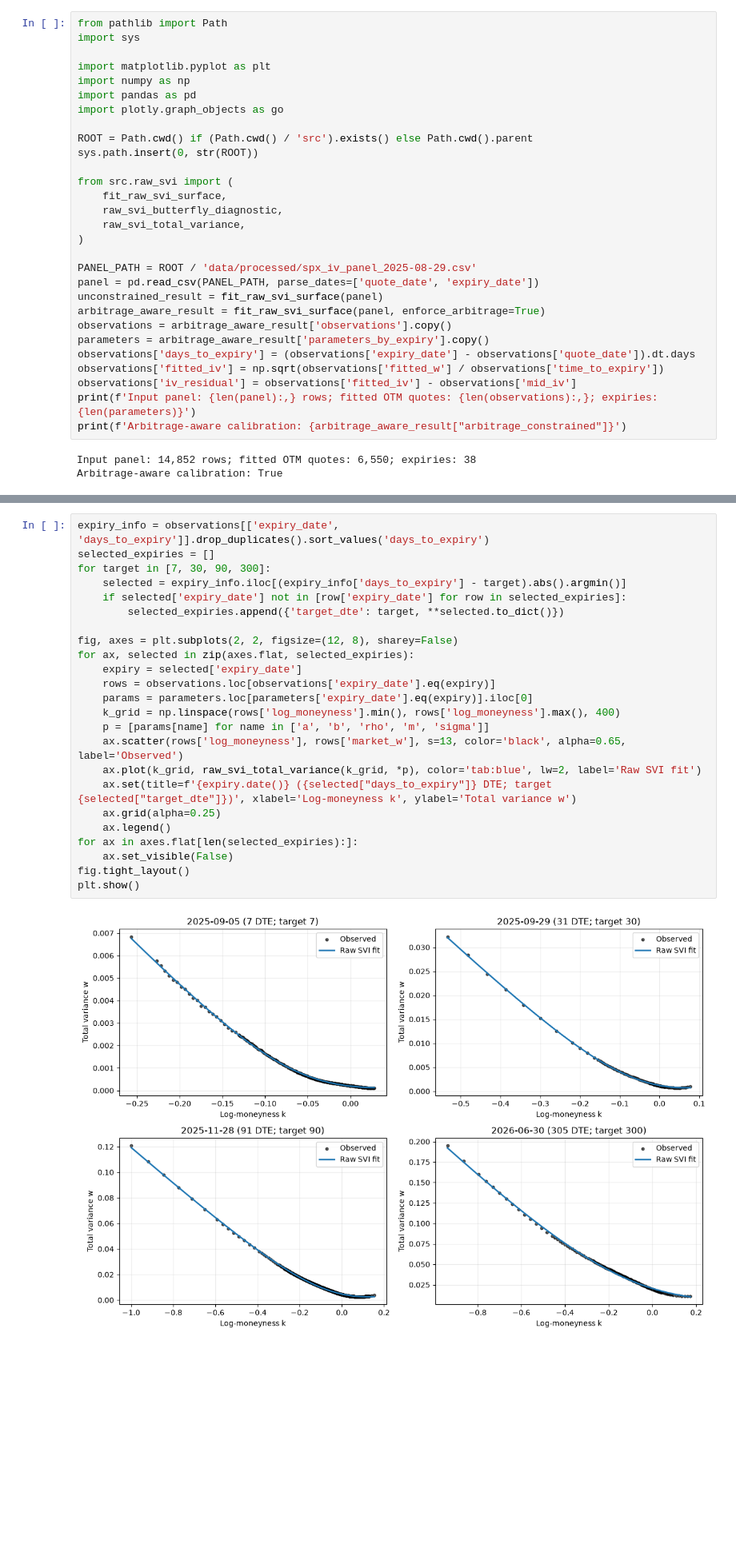
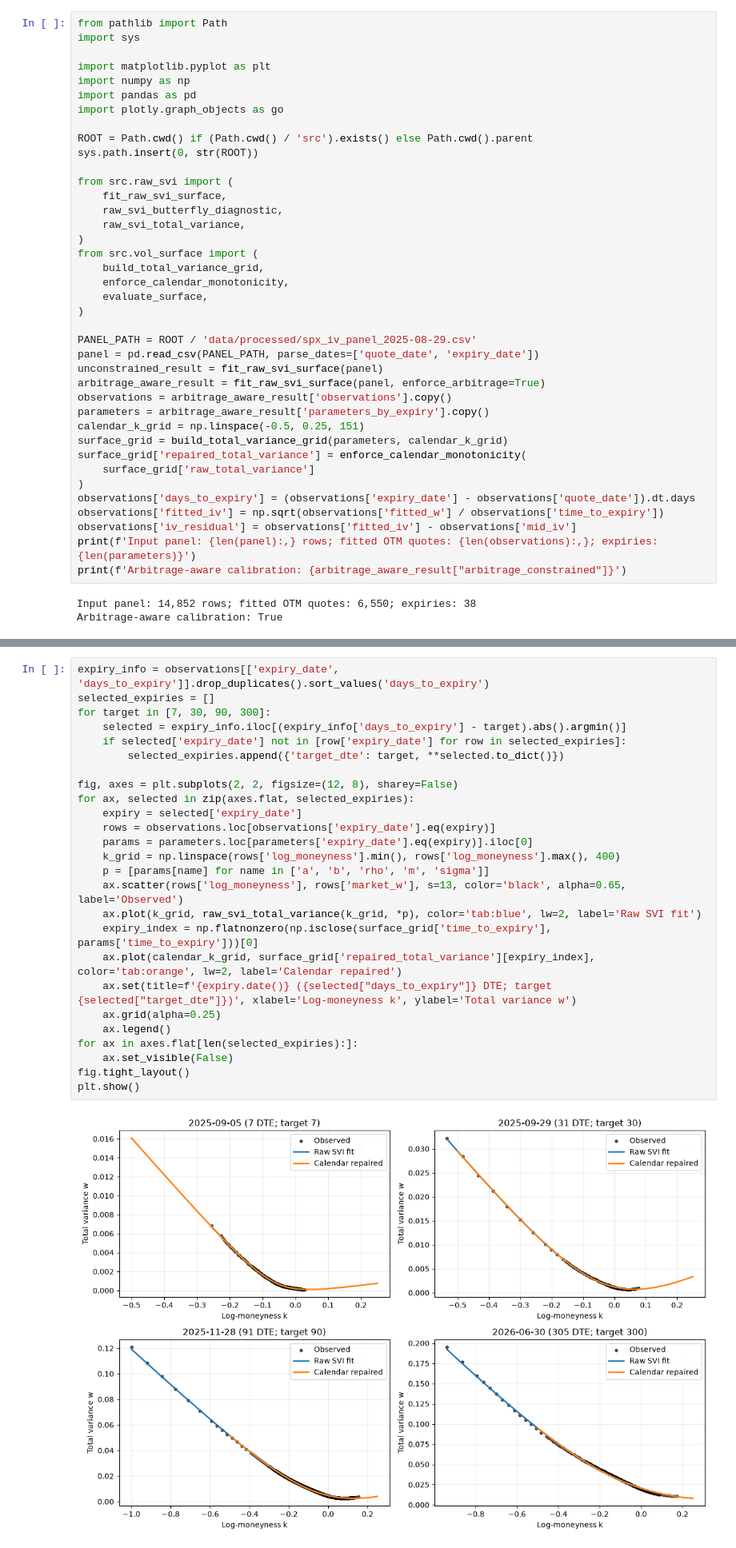
Before and after one commit to MMillward2012/Volatility-Forecasting-and-Options-Trading, a Jupyter notebook: notebooks/raw_svi_diagnostics.ipynb, the cells around one changed output, grey strips where cells are left out. Shown at 80% size. Cells and saved outputs as stored; diff of their text form; blank space fills up the shorter version.

Commit message:
Add calendar-monotone variance surface

```diff
--- a/notebooks/raw_svi_diagnostics.ipynb
+++ b/notebooks/raw_svi_diagnostics.ipynb
@@ -19,6 +19,11 @@ from src.raw_svi import (
     raw_svi_butterfly_diagnostic,
     raw_svi_total_variance,
 )
+from src.vol_surface import (
+    build_total_variance_grid,
+    enforce_calendar_monotonicity,
+    evaluate_surface,
+)
 
 PANEL_PATH = ROOT / 'data/processed/spx_iv_panel_2025-08-29.csv'
 panel = pd.read_csv(PANEL_PATH, parse_dates=['quote_date', 'expiry_date'])
@@ -26,6 +31,11 @@ unconstrained_result = fit_raw_svi_surface(panel)
 arbitrage_aware_result = fit_raw_svi_surface(panel, enforce_arbitrage=True)
 observations = arbitrage_aware_result['observations'].copy()
 parameters = arbitrage_aware_result['parameters_by_expiry'].copy()
+calendar_k_grid = np.linspace(-0.5, 0.25, 151)
+surface_grid = build_total_variance_grid(parameters, calendar_k_grid)
+surface_grid['repaired_total_variance'] = enforce_calendar_monotonicity(
+    surface_grid['raw_total_variance']
+)
 observations['days_to_expiry'] = (observations['expiry_date'] - observations['quote_date']).dt.days
 observations['fitted_iv'] = np.sqrt(observations['fitted_w'] / observations['time_to_expiry'])
 observations['iv_residual'] = observations['fitted_iv'] - observations['mid_iv']
@@ -113,29 +123,31 @@ Select the available expiries nearest 7, 30, 90, and 300 DTE. Points are screene
 # %%
 expiry_info = observations[['expiry_date', 'days_to_expiry']].drop_duplicates().sort_values('days_to_expiry')
 selected_expiries = []
 for target in [7, 30, 90, 300]:
     selected = expiry_info.iloc[(expiry_info['days_to_expiry'] - target).abs().argmin()]
     if selected['expiry_date'] not in [row['expiry_date'] for row in selected_expiries]:
         selected_expiries.append({'target_dte': target, **selected.to_dict()})
 
 fig, axes = plt.subplots(2, 2, figsize=(12, 8), sharey=False)
 for ax, selected in zip(axes.flat, selected_expiries):
     expiry = selected['expiry_date']
     rows = observations.loc[observations['expiry_date'].eq(expiry)]
     params = parameters.loc[parameters['expiry_date'].eq(expiry)].iloc[0]
     k_grid = np.linspace(rows['log_moneyness'].min(), rows['log_moneyness'].max(), 400)
     p = [params[name] for name in ['a', 'b', 'rho', 'm', 'sigma']]
     ax.scatter(rows['log_moneyness'], rows['market_w'], s=13, color='black', alpha=0.65, label='Observed')
     ax.plot(k_grid, raw_svi_total_variance(k_grid, *p), color='tab:blue', lw=2, label='Raw SVI fit')
+    expiry_index = np.flatnonzero(np.isclose(surface_grid['time_to_expiry'], params['time_to_expiry']))[0]
+    ax.plot(calendar_k_grid, surface_grid['repaired_total_variance'][expiry_index], color='tab:orange', lw=2, label='Calendar repaired')
     ax.set(title=f'{expiry.date()} ({selected["days_to_expiry"]} DTE; target {selected["target_dte"]})', xlabel='Log-moneyness k', ylabel='Total variance w')
     ax.grid(alpha=0.25)
     ax.legend()
 for ax in axes.flat[len(selected_expiries):]:
     ax.set_visible(False)
 fig.tight_layout()
 plt.show()
 # %% [output]
-[figure, old version]
+[figure, new version]
 # %% [markdown]
 ## Observed and fitted 3D total-variance surface
 
```
Also changed, not shown: parts of 5 cells of this notebook, 4 other files.
